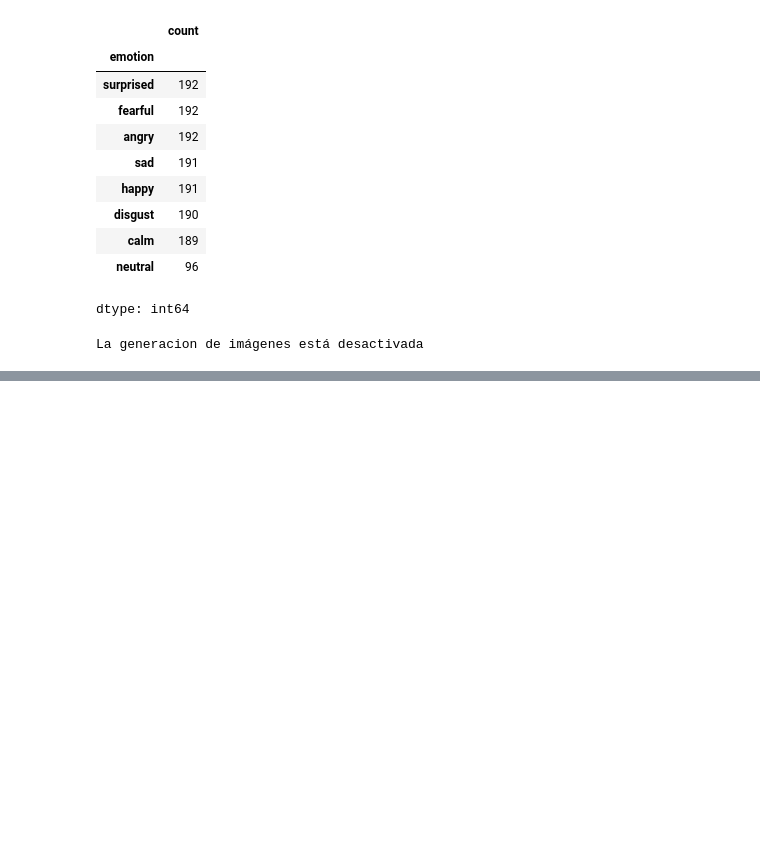
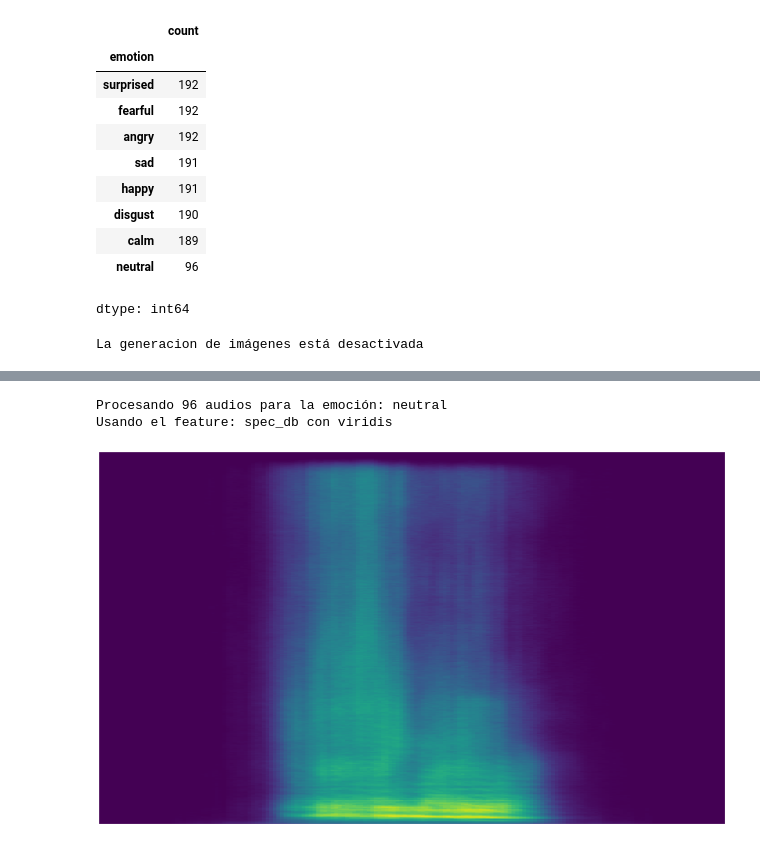
Before and after one commit to AcSsalazar/the-color-of-emotions, a Jupyter notebook: Notebooks/4-feature-extraction.ipynb, the cells around one changed output, grey strips where cells are left out. Cells and saved outputs as stored; diff of their text form; code cells hidden in the pictures; blank space fills up the shorter version.

Commit message:
Some changes with the last step: ploting the color of emotions

```diff
--- a/Notebooks/4-feature-extraction.ipynb
+++ b/Notebooks/4-feature-extraction.ipynb
@@ -177,7 +177,7 @@ DATASET_PATH = '/kaggle/input/ravdess-emotional-speech-audio/audio_speech_actors
 SAMPLE_RATE = 22050
 MIN_DURATION = 0.5
 MAX_DURATION = 4
-GENERATE_CSV = True
+GENERATE_CSV = False
 GENERATE_IMAGES = False # Poner en False para solo obtener DF (Parte CSV)
 PAD_MODE = "constant" # Para padding de audios cortos
 OUT_DIR_IMAGES = '/content/drive/MyDrive/ravdess_images/'
@@ -650,0 +674,7 @@ Procesando 96 audios para la emoción: neutral
+# %%
+# plot_emotion_mean('emotion', 'feature', 'cmap_type')
+plot_emotion_mean('neutral', 'spec_db', 'viridis')
+# %% [output]
+Procesando 96 audios para la emoción: neutral
+Usando el feature: spec_db con viridis
+[figure, added]
```
Also changed, not shown: parts of 5 cells of this notebook.
